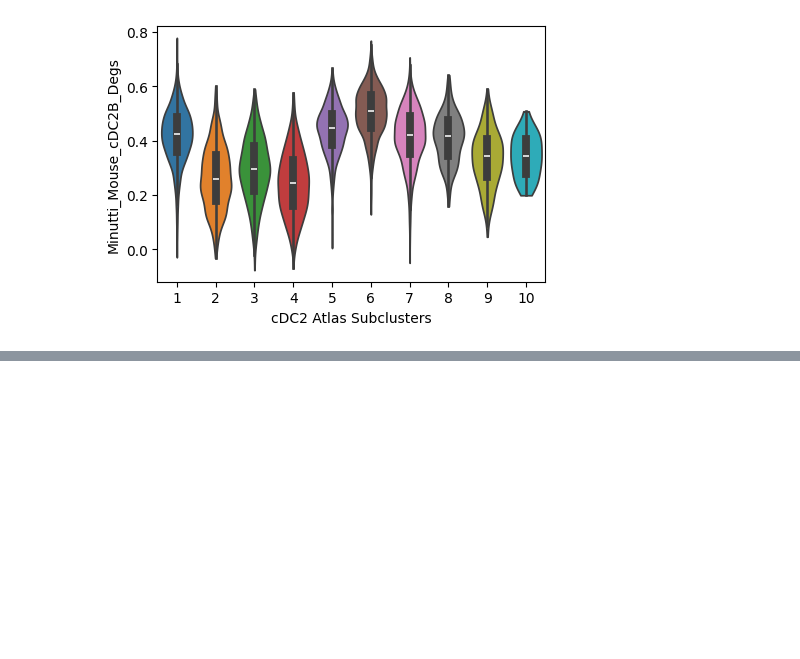
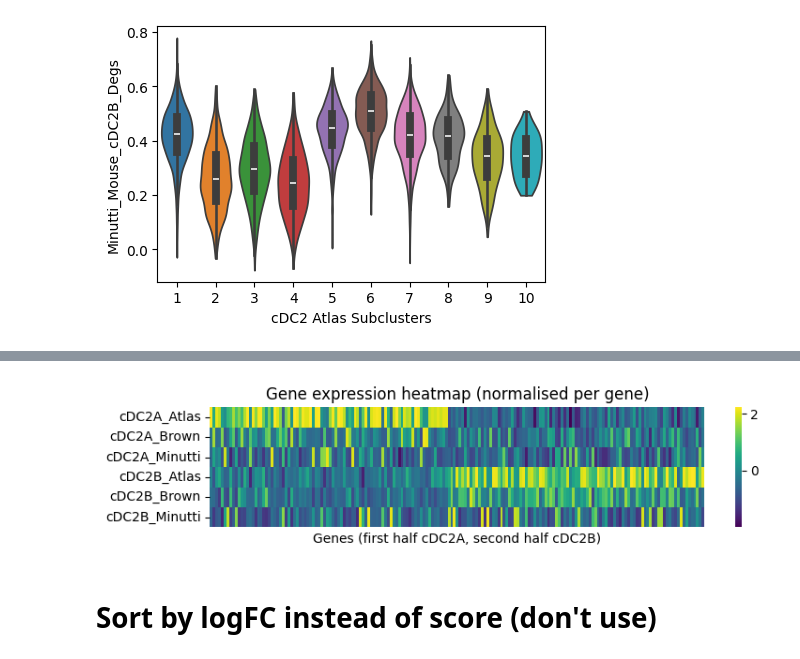
Before and after one commit to tuonglab/Nikita-project, a Jupyter notebook: notebooks/Brown_Minutti_sc_data_DC2A_B/2025-07-17_cDC2A_B_DEGS_fromBrown-Minutti.ipynb, the cells around one changed output, grey strips where cells are left out. Drawn from its saved outputs; the diff is of its cells as text; code cells hidden in the pictures; blank space fills up the shorter version.

```diff
--- a/notebooks/Brown_Minutti_sc_data_DC2A_B/2025-07-17_cDC2A_B_DEGS_fromBrown-Minutti.ipynb
+++ b/notebooks/Brown_Minutti_sc_data_DC2A_B/2025-07-17_cDC2A_B_DEGS_fromBrown-Minutti.ipynb
@@ -310,0 +583,13 @@ with plt.rc_context({"figure.figsize": (5, 3.5)}):
+# %%
+plt.figure(figsize=(8, 2))
+sns.heatmap(heatmap_data_zscored, cmap="viridis", annot=False)
+plt.title("Gene expression heatmap (normalised per gene)")
+plt.ylabel("")
+plt.xlabel("Genes (first half cDC2A, second half cDC2B)")
+plt.xticks([], [])
+plt.tight_layout()
+plt.show()
+# %% [output]
+[figure, added]
+# %% [markdown]
+# Sort by logFC instead of score (don't use)
```
Also changed, not shown: parts of 77 cells of this notebook.
